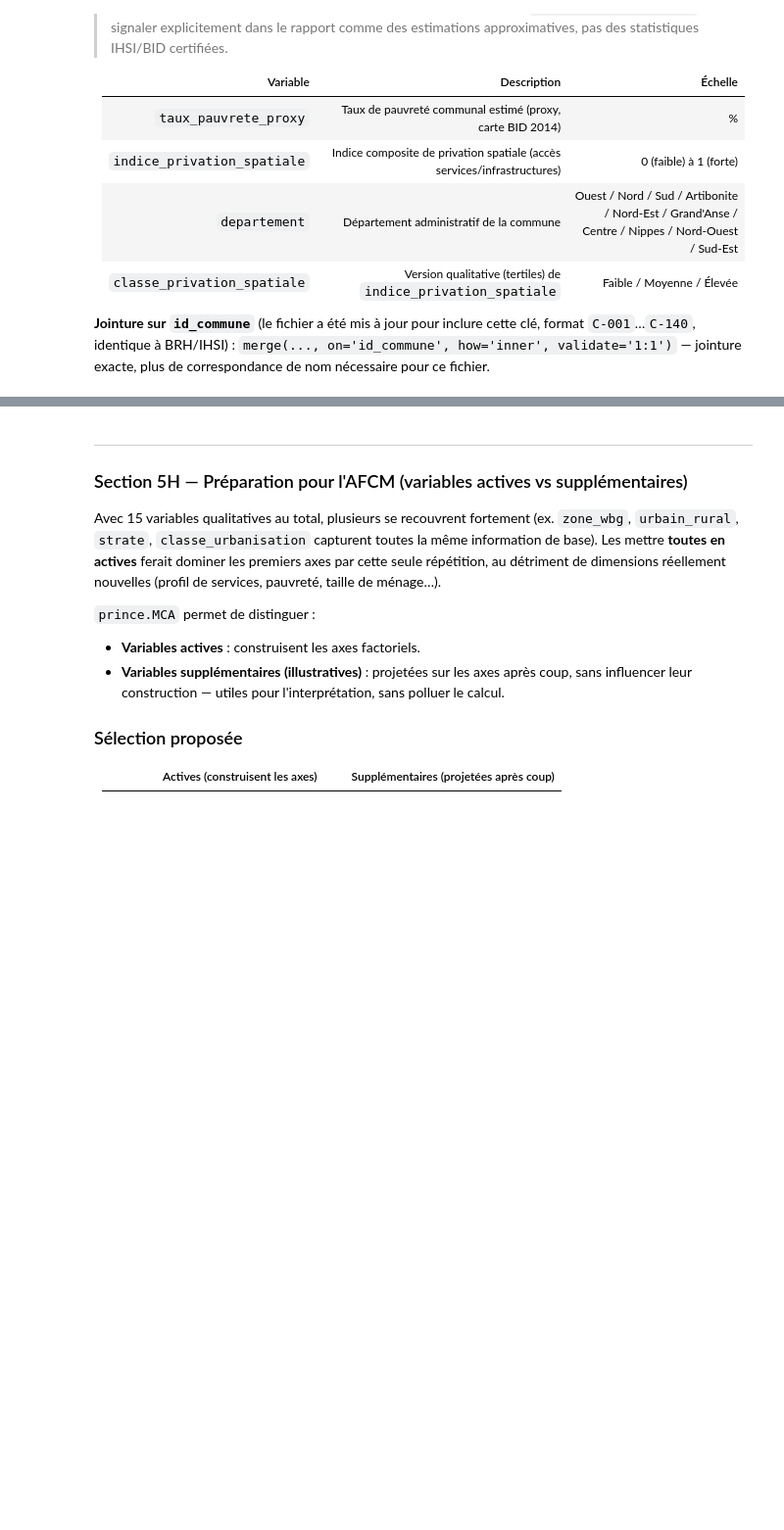
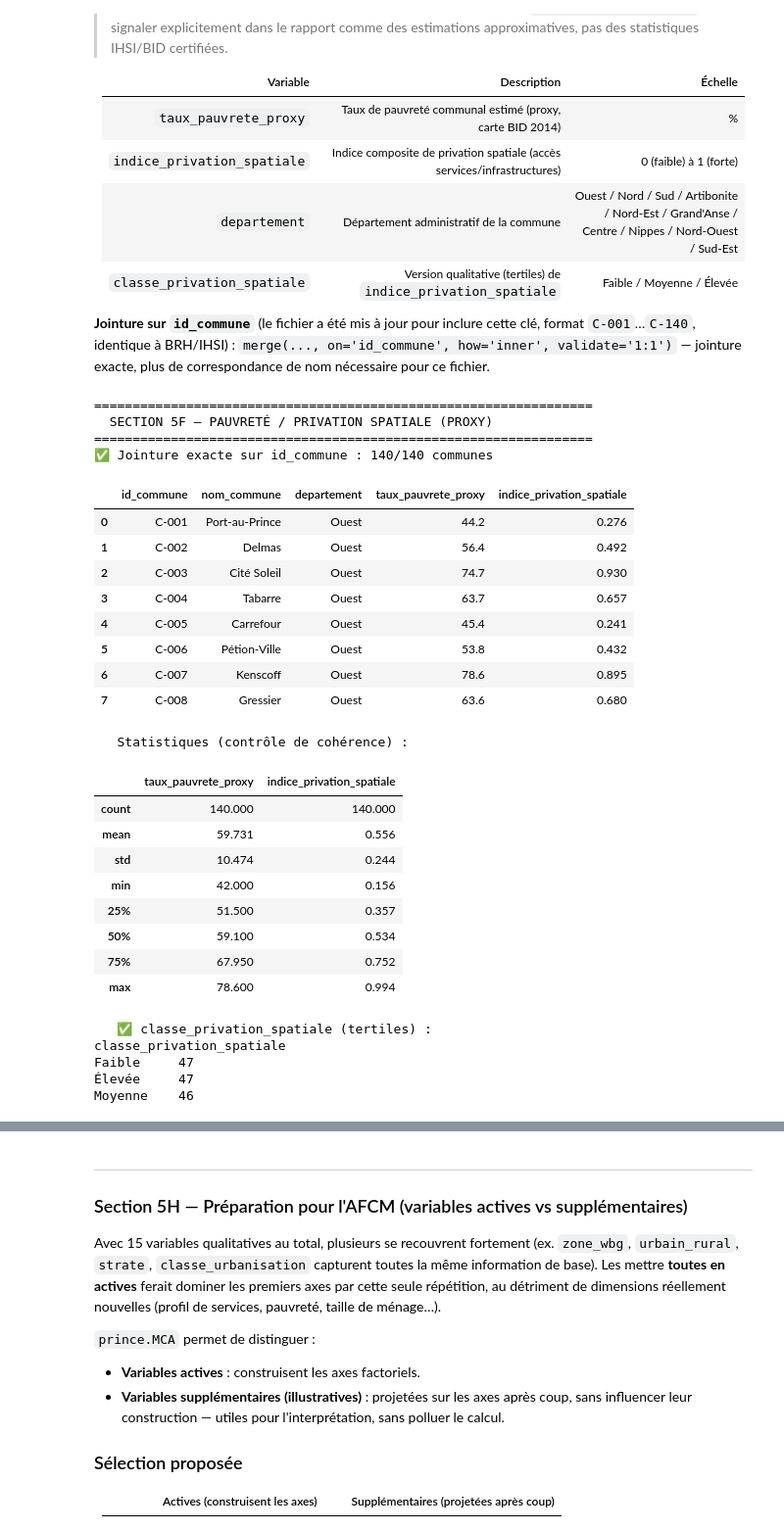
Before and after one commit to Jean-Baptiste-Kendy/Projet_Capstone_G10, a Jupyter notebook: G10_Creation_Dictionnaire_Donnees.ipynb, the cells around one changed output, grey strips where cells are left out. Shown at 98% size. Cells and saved outputs as stored; diff of their text form; code cells hidden in the pictures; blank space fills up the shorter version.

```diff
--- a/G10_Creation_Dictionnaire_Donnees.ipynb
+++ b/G10_Creation_Dictionnaire_Donnees.ipynb
@@ -989,37 +1244,66 @@ print("=" * 65)
 print("  SECTION 5F — PAUVRETÉ / PRIVATION SPATIALE (PROXY)")
 print("=" * 65)
 
-CHEMIN_PAUVRETE_PROXY = f"{DOSSIER_DATA}/base_communes_proxy_pauvrete_privation_avec_description.xlsx"
+CHEMIN_PAUVRETE_PROXY = f"{DOSSIER_DATA}/base_communes_proxy_pauvrete_privation.xlsx"
 
 df_pauvrete = pd.read_excel(CHEMIN_PAUVRETE_PROXY, sheet_name="Sheet")
 df_pauvrete = df_pauvrete.rename(columns={"pauvrete": "taux_pauvrete_proxy"})
 df_pauvrete['id_commune'] = df_pauvrete['id_commune'].astype(str).str.strip()
 
 # Colonnes déjà présentes côté matrice (évite les doublons _x/_y au merge)
 cols_deja_presentes = [c for c in ['commune', 'nom_commune'] if c in df_pauvrete.columns]
 df_pauvrete_join = df_pauvrete.drop(columns=cols_deja_presentes)
 
 matrice = matrice.merge(
     df_pauvrete_join,
     on='id_commune',
     how='inner',
     validate='1:1',   # échoue explicitement si la clé n'est pas 1-à-1
 )
 
 print(f"✅ Jointure exacte sur id_commune : {len(matrice)}/140 communes")
 assert len(matrice) == 140, "⚠️ La jointure n'a pas produit 140 communes"
 
 display(matrice[['id_commune', 'nom_commune', 'departement', 'taux_pauvrete_proxy', 'indice_privation_spatiale']].head(8))
 print("\n   Statistiques (contrôle de cohérence) :")
 display(matrice[['taux_pauvrete_proxy', 'indice_privation_spatiale']].describe().round(3))
 
 # ── Version qualitative de l'indice de privation spatiale (pour l'AFCM) ──
 matrice['classe_privation_spatiale'] = pd.qcut(
     matrice['indice_privation_spatiale'], q=3,
     labels=['Faible', 'Moyenne', 'Élevée'], duplicates='drop',
 )
 print("\n   ✅ classe_privation_spatiale (tertiles) :")
 print(matrice['classe_privation_spatiale'].value_counts().to_string())
+# %% [output]
+=================================================================
+  SECTION 5F — PAUVRETÉ / PRIVATION SPATIALE (PROXY)
+=================================================================
+✅ Jointure exacte sur id_commune : 140/140 communes
+|  | id_commune | nom_commune | departement | taux_pauvrete_proxy | indice_privation_spatiale |
+| 0 | C-001 | Port-au-Prince | Ouest | 44.2 | 0.276 |
+| 1 | C-002 | Delmas | Ouest | 56.4 | 0.492 |
+| 2 | C-003 | Cité Soleil | Ouest | 74.7 | 0.930 |
+| 3 | C-004 | Tabarre | Ouest | 63.7 | 0.657 |
+| 4 | C-005 | Carrefour | Ouest | 45.4 | 0.241 |
+| 5 | C-006 | Pétion-Ville | Ouest | 53.8 | 0.432 |
+| 6 | C-007 | Kenscoff | Ouest | 78.6 | 0.895 |
+| 7 | C-008 | Gressier | Ouest | 63.6 | 0.680 |
+   Statistiques (contrôle de cohérence) :
+|  | taux_pauvrete_proxy | indice_privation_spatiale |
+| count | 140.000 | 140.000 |
+| mean | 59.731 | 0.556 |
+| std | 10.474 | 0.244 |
+| min | 42.000 | 0.156 |
+| 25% | 51.500 | 0.357 |
+| 50% | 59.100 | 0.534 |
+| 75% | 67.950 | 0.752 |
+| max | 78.600 | 0.994 |
+   ✅ classe_privation_spatiale (tertiles) :
+classe_privation_spatiale
+Faible     47
+Élevée     47
+Moyenne    46
 # %% [markdown]
 ---
 ### Section 5G — Variables qualitatives supplémentaires (robustesse AFCM)
```
Also changed, not shown: parts of 31 cells of this notebook.
